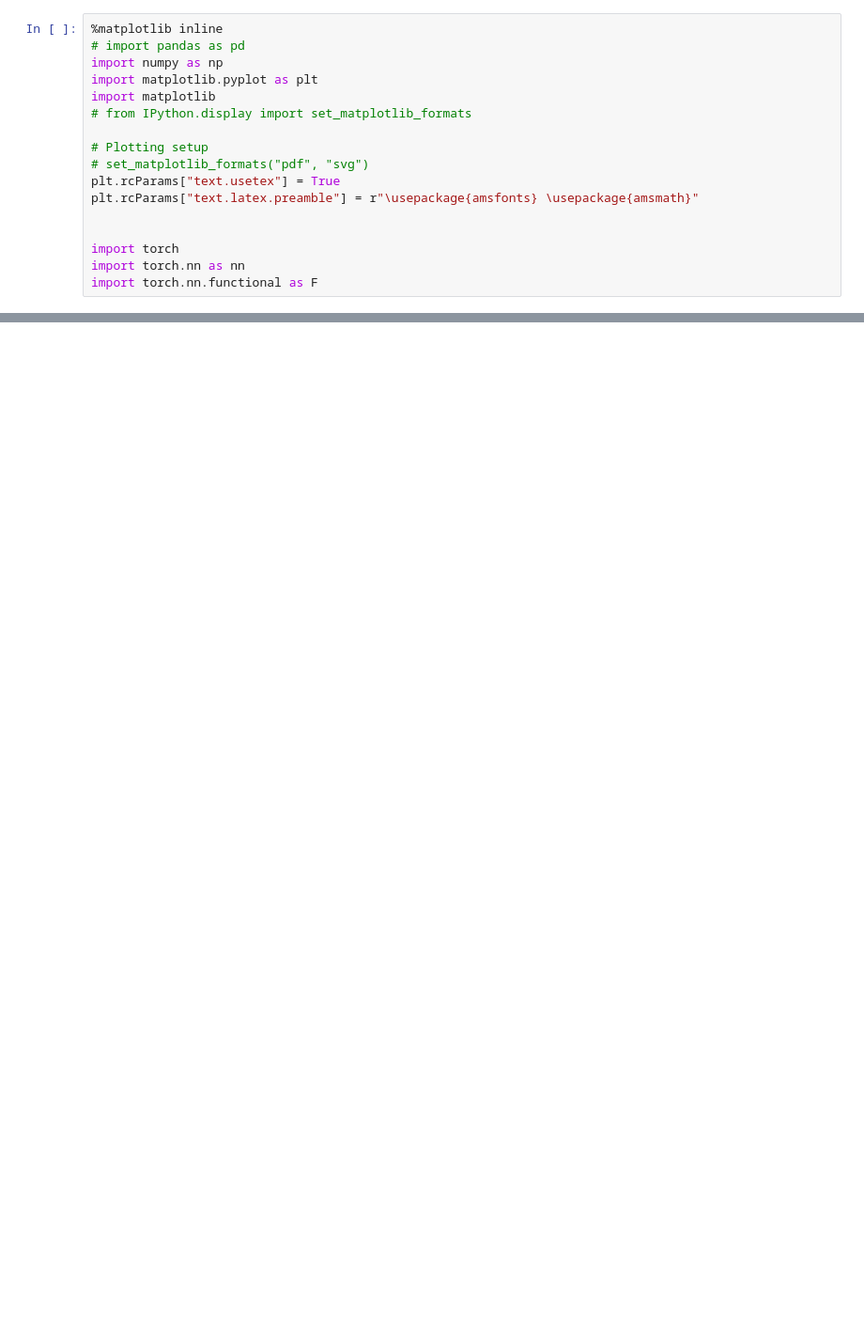
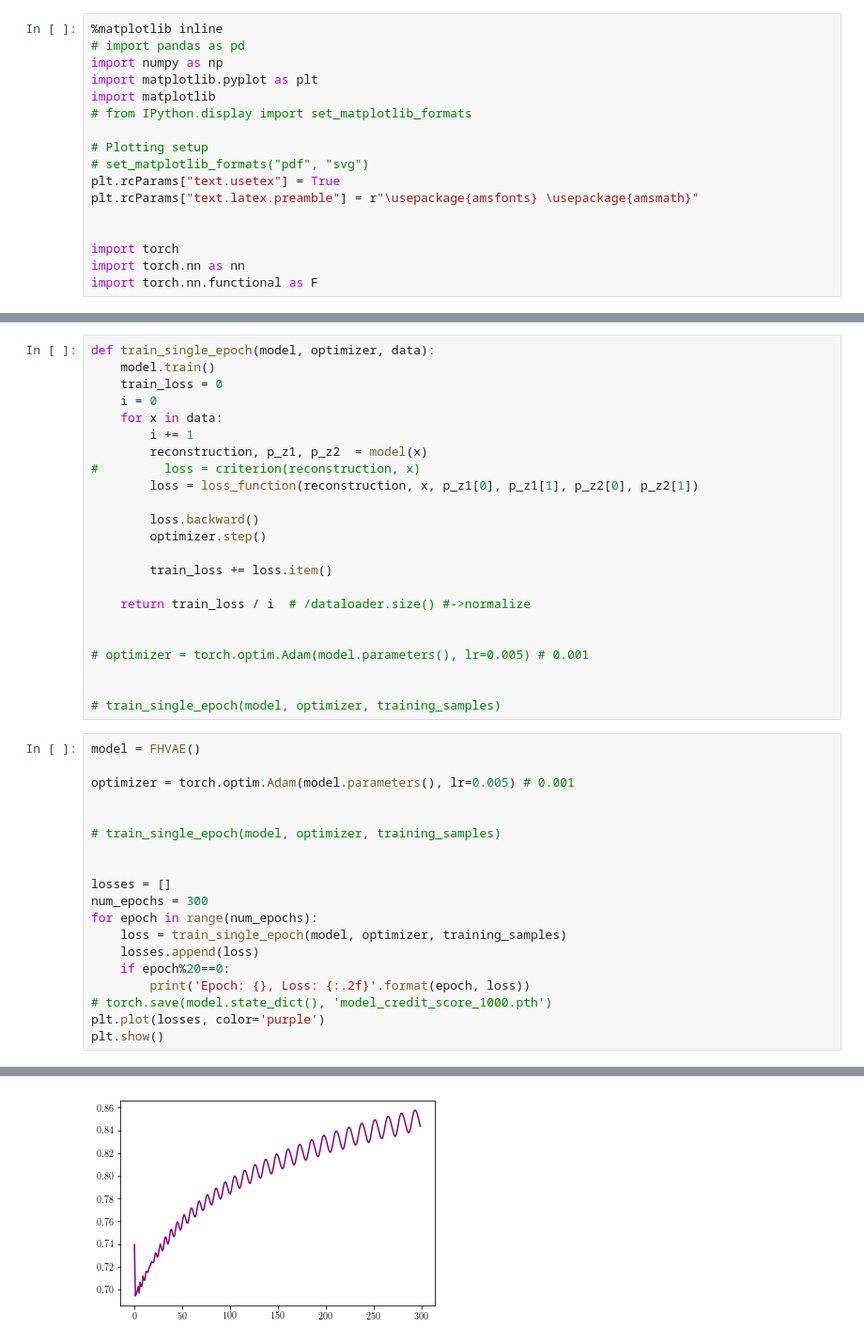
Before and after one commit to stefanwezel/SequentialVAE, a Jupyter notebook: example/disentangle_sequence.ipynb, the cells around one changed output, grey strips where cells are left out. Shown: that part at 94% size. Drawn from its saved outputs; the diff is of its cells as text; blank space fills up the shorter version.

```diff
--- a/example/disentangle_sequence.ipynb
+++ b/example/disentangle_sequence.ipynb
@@ -167,0 +184,43 @@ def loss_function(recon_x, x, mu, logvar, tau=0):
+# %%
+def train_single_epoch(model, optimizer, data):
+    model.train()
+    train_loss = 0
+    i = 0
+    for x in data:
+        i += 1
+        reconstruction, p_z1, p_z2  = model(x)
+#         loss = criterion(reconstruction, x)
+        loss = loss_function(reconstruction, x, p_z1[0], p_z1[1], p_z2[0], p_z2[1])
+
+        loss.backward()
+        optimizer.step()
+
+        train_loss += loss.item()
+
+    return train_loss / i  # /dataloader.size() #->normalize
+
+
+# optimizer = torch.optim.Adam(model.parameters(), lr=0.005) # 0.001
+
+
+# train_single_epoch(model, optimizer, training_samples)
+# %%
+model = FHVAE()
+
+optimizer = torch.optim.Adam(model.parameters(), lr=0.005) # 0.001
+
+
+# train_single_epoch(model, optimizer, training_samples)
+
+
+losses = []
+num_epochs = 300
+for epoch in range(num_epochs):
+    loss = train_single_epoch(model, optimizer, training_samples)
+    losses.append(loss)
+    if epoch%20==0:
+        print('Epoch: {}, Loss: {:.2f}'.format(epoch, loss))
+# torch.save(model.state_dict(), 'model_credit_score_1000.pth')
+plt.plot(losses, color='purple')
+plt.show()
+# %% [output]
@@ -167,0 +242 @@ def loss_function(recon_x, x, mu, logvar, tau=0):
+[figure, added]
```
Also changed, not shown: parts of 7 cells of this notebook.
